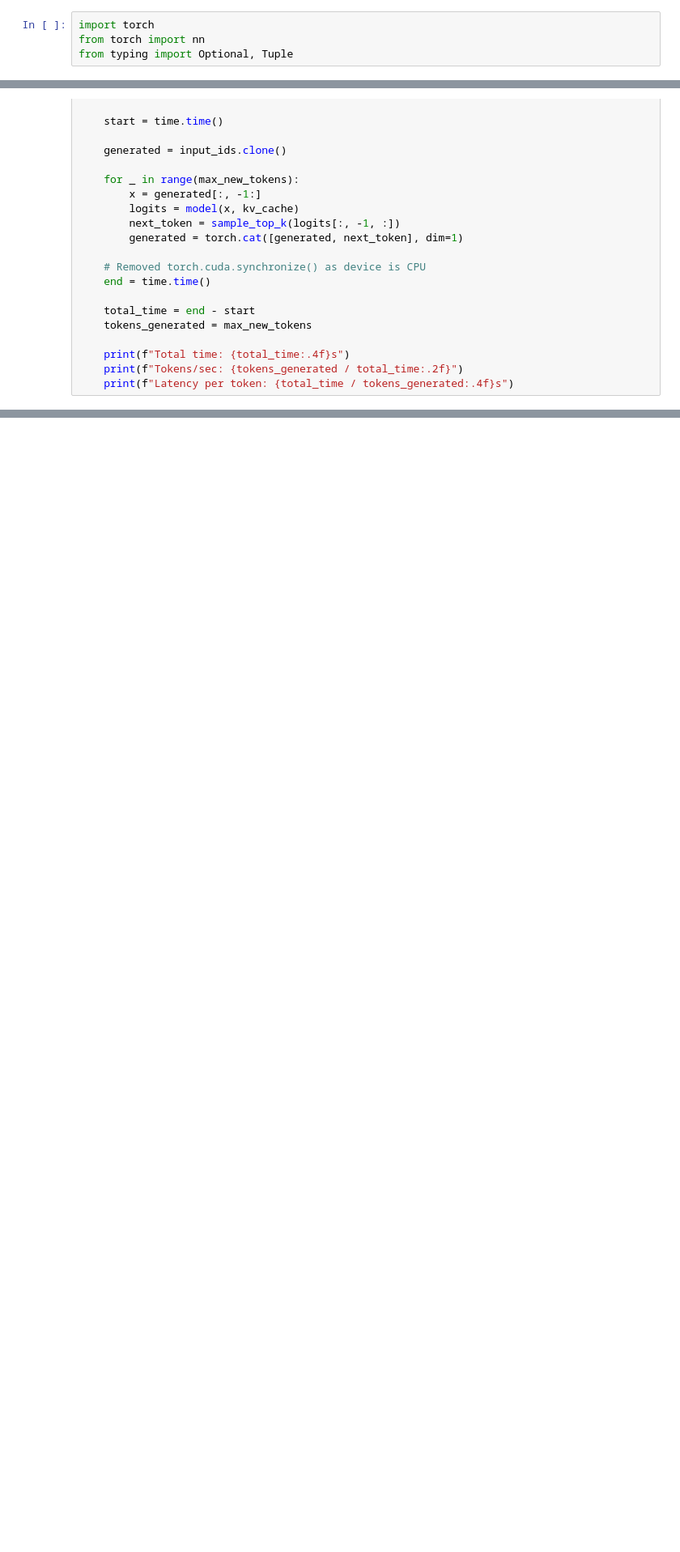
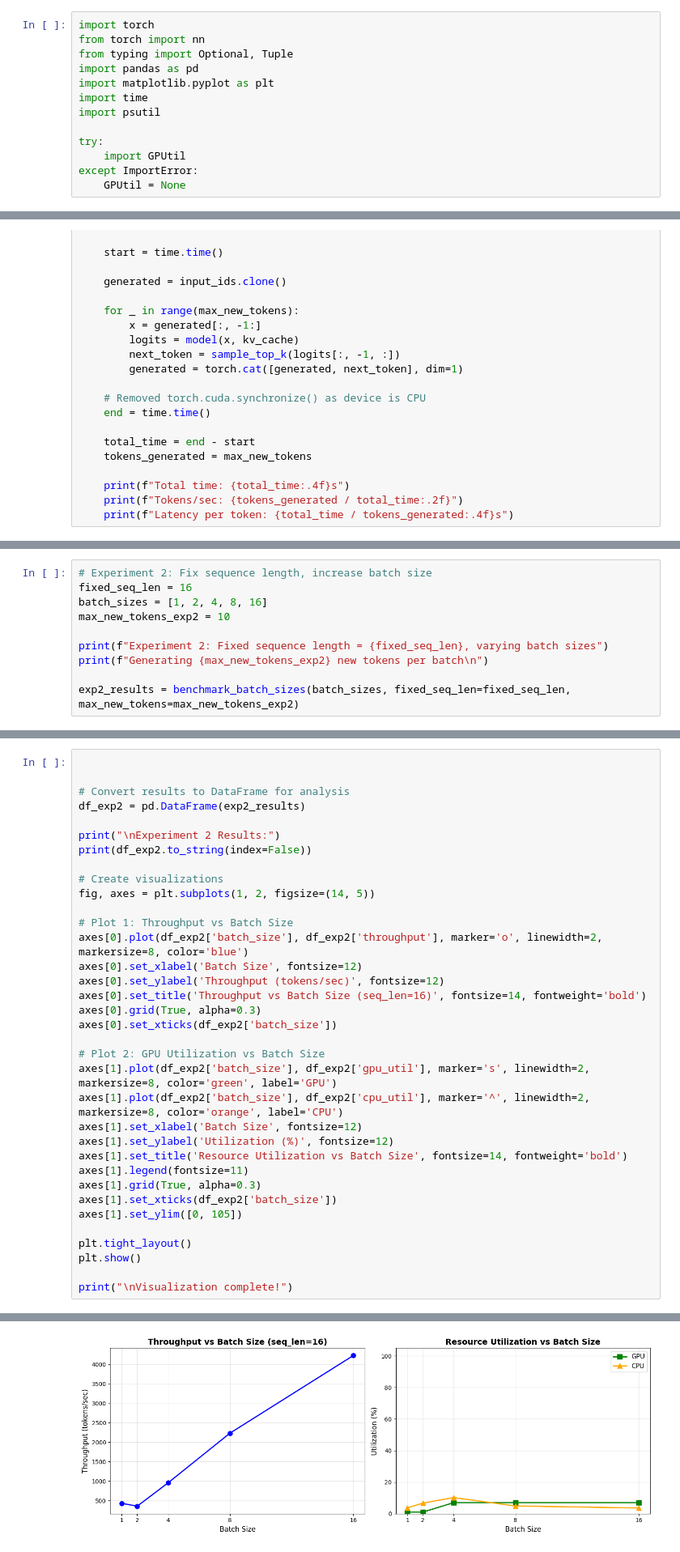
Before and after one commit to Suraj-Sedai/Hardware-Aware-LLM-Inference-Engine, a Jupyter notebook: notebooks/00_overall_experiments.ipynb, the cells around one changed output, grey strips where cells are left out. Shown at 81% size. Drawn from its saved outputs; the diff is of its cells as text; blank space fills up the shorter version.

```diff
--- a/notebooks/00_overall_experiments.ipynb
+++ b/notebooks/00_overall_experiments.ipynb
@@ -4,3 +4,12 @@
 import torch
 from torch import nn
 from typing import Optional, Tuple
+import pandas as pd
+import matplotlib.pyplot as plt
+import time
+import psutil
+
+try:
+    import GPUtil
+except ImportError:
+    GPUtil = None
@@ -487,0 +730,10 @@ Self CPU time total: 12.151ms
+# %%
+# Experiment 2: Fix sequence length, increase batch size
+fixed_seq_len = 16
+batch_sizes = [1, 2, 4, 8, 16]
+max_new_tokens_exp2 = 10
+
+print(f"Experiment 2: Fixed sequence length = {fixed_seq_len}, varying batch sizes")
+print(f"Generating {max_new_tokens_exp2} new tokens per batch\n")
+
+exp2_results = benchmark_batch_sizes(batch_sizes, fixed_seq_len=fixed_seq_len, max_new_tokens=max_new_tokens_exp2)
@@ -487,0 +758,36 @@ Self CPU time total: 12.151ms
+# %%
+
+
+# Convert results to DataFrame for analysis
+df_exp2 = pd.DataFrame(exp2_results)
+
+print("\nExperiment 2 Results:")
+print(df_exp2.to_string(index=False))
+
+# Create visualizations
+fig, axes = plt.subplots(1, 2, figsize=(14, 5))
+
+# Plot 1: Throughput vs Batch Size
+axes[0].plot(df_exp2['batch_size'], df_exp2['throughput'], marker='o', linewidth=2, markersize=8, color='blue')
+axes[0].set_xlabel('Batch Size', fontsize=12)
+axes[0].set_ylabel('Throughput (tokens/sec)', fontsize=12)
+axes[0].set_title('Throughput vs Batch Size (seq_len=16)', fontsize=14, fontweight='bold')
+axes[0].grid(True, alpha=0.3)
+axes[0].set_xticks(df_exp2['batch_size'])
+
+# Plot 2: GPU Utilization vs Batch Size
+axes[1].plot(df_exp2['batch_size'], df_exp2['gpu_util'], marker='s', linewidth=2, markersize=8, color='green', label='GPU')
+axes[1].plot(df_exp2['batch_size'], df_exp2['cpu_util'], marker='^', linewidth=2, markersize=8, color='orange', label='CPU')
+axes[1].set_xlabel('Batch Size', fontsize=12)
+axes[1].set_ylabel('Utilization (%)', fontsize=12)
+axes[1].set_title('Resource Utilization vs Batch Size', fontsize=14, fontweight='bold')
+axes[1].legend(fontsize=11)
+axes[1].grid(True, alpha=0.3)
+axes[1].set_xticks(df_exp2['batch_size'])
+axes[1].set_ylim([0, 105])
+
+plt.tight_layout()
+plt.show()
+
+print("\nVisualization complete!")
+# %% [output]
@@ -487,0 +801 @@ Self CPU time total: 12.151ms
+[figure, added]
```
Also changed, not shown: parts of 24 cells of this notebook, 1 other file.
